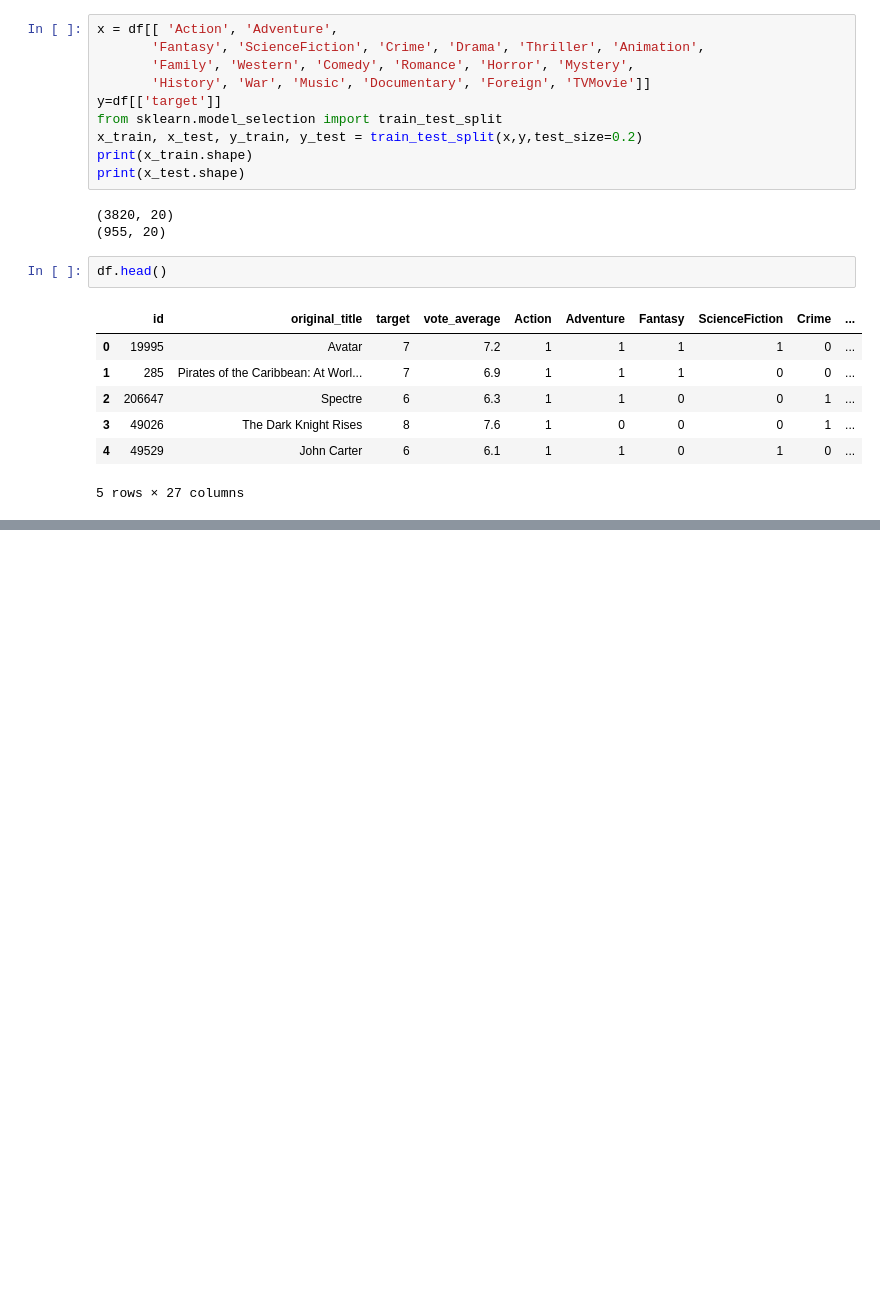
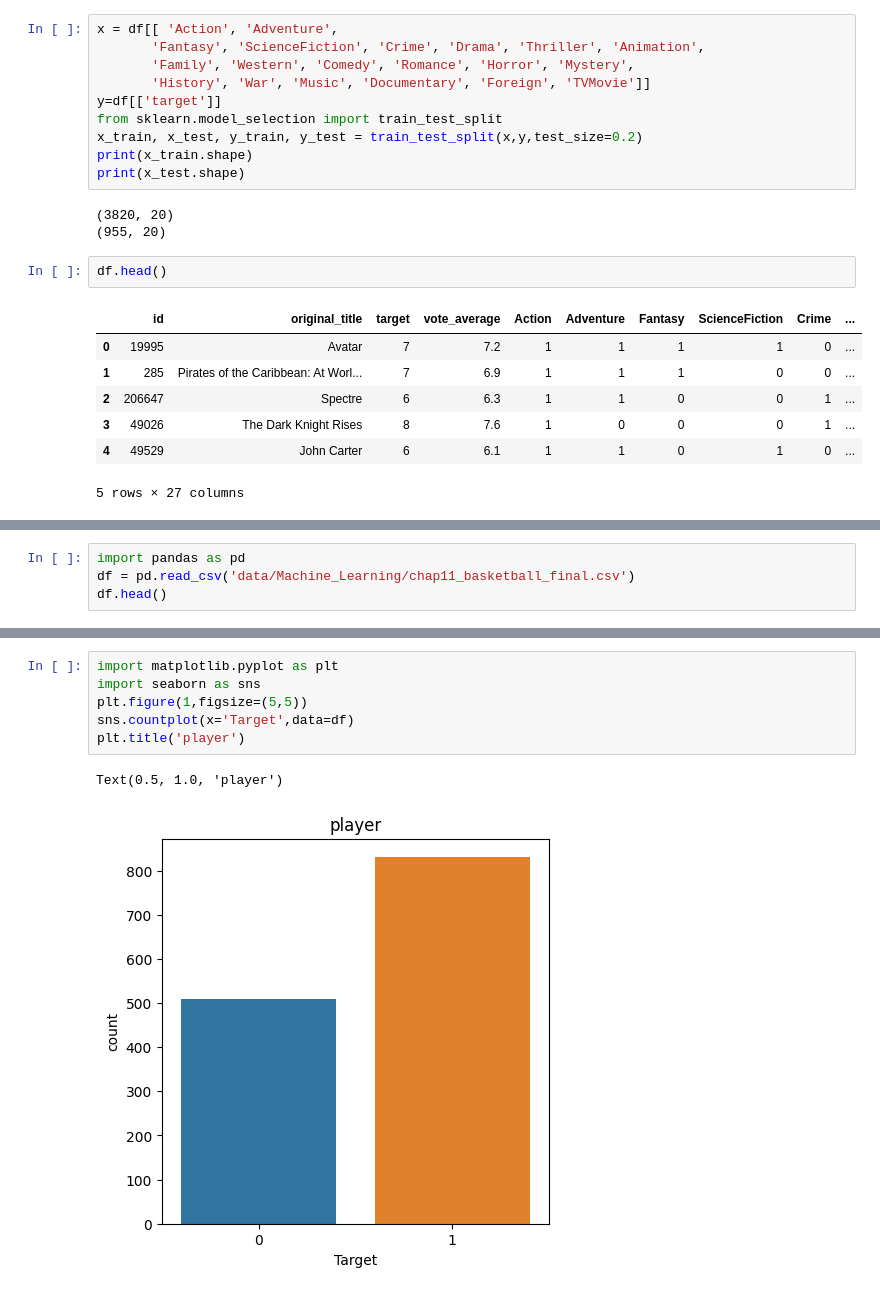
Before and after one commit to Darkget1/machin_learning, a Jupyter notebook: chapter11.ipynb, the cells around one changed output, grey strips where cells are left out. Saved outputs shown, nothing was run; the diff lists cells and outputs as text; blank space fills up the shorter version.

```diff
--- a/chapter11.ipynb
+++ b/chapter11.ipynb
@@ -334,0 +365,4 @@ df.head()
+# %%
+import pandas as pd
+df = pd.read_csv('data/Machine_Learning/chap11_basketball_final.csv')
+df.head()
@@ -334,0 +392,9 @@ df.head()
+# %%
+import matplotlib.pyplot as plt
+import seaborn as sns
+plt.figure(1,figsize=(5,5))
+sns.countplot(x='Target',data=df)
+plt.title('player')
+# %% [output]
+Text(0.5, 1.0, 'player')
+[figure, added]
```
Also changed, not shown: parts of 22 cells of this notebook, 9 other files.
